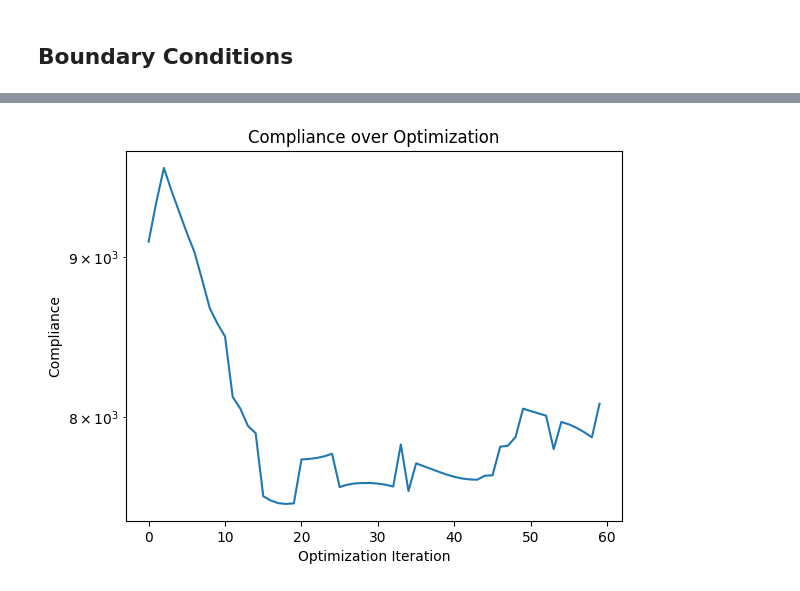
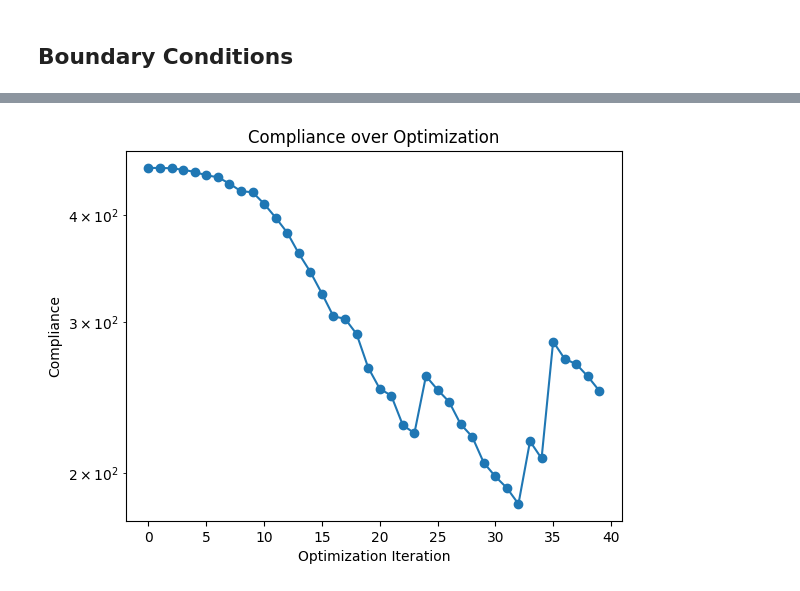
Before and after one commit to pasteurlabs/tesseract-jax, a Jupyter notebook: examples/ansys/optim_bars.ipynb, the cells around one changed output, grey strips where cells are left out. Cells and saved outputs as stored; diff of their text form; code cells hidden in the pictures.

```diff
--- a/examples/ansys/optim_bars.ipynb
+++ b/examples/ansys/optim_bars.ipynb
@@ -595,7 +583,8 @@ def loss(
     """Compute structural compliance for given bar parameters.
 
     Args:
-        params: Bar parameter array with shape (n_chains, n_nodes, 3).
+        cell_values: Material density values for each mesh cell.
+        mesh: Mesh dictionary.
 
     Returns:
         Structural compliance (scalar). Lower values indicate better performance.
@@ -654,19 +665,20 @@ plt.colorbar(sc, ax=ax, label="Gradient of Compliance w.r.t. rho")
 # %%
+max_points = 9000
+max_cells = 9000
+
+
 def loss(
     rho: jnp.ndarray,
 ) -> float:
     """Compute structural compliance for given bar parameters.
 
     Args:
-        params: Bar parameter array with shape (n_chains, n_nodes, 3).
+        rho: Bar parameter array with shape (n_chains, n_nodes, 3).
 
     Returns:
         Structural compliance (scalar). Lower values indicate better performance.
     """
-    max_points = 5000
-    max_cells = 5000
-
-    sizing = sizing_field(sdf, min_size=Lx / 60, max_size=Lx / 4, scale=2.0)
+    sizing = sizing_field(sdf, min_size=Lx / 60, max_size=Lx / 5, scale=2.0)
 
     sizing = jax.lax.stop_gradient(sizing)
 
@@ -676,7 +688,7 @@ def loss(
             "domain_size": [Lx, Ly, Lz],
             "sizing_field": sizing,  # jnp.ones_like(sdf) * (Lx / 10),
             "field_values": rho,
-            "max_subdivision_levels": 5,
+            "max_subdivision_levels": 4,
             "max_points": max_points,
             "max_cells": max_cells,
         },
@@ -689,7 +701,7 @@ def loss(
     van_neumann_mask = jax.lax.stop_gradient(van_neumann_mask)
     dirichlet_mask = jax.lax.stop_gradient(dirichlet_mask)
     dirichlet_values = jnp.array([0.0])
-    van_neumann_values = jnp.array([[0.0, 0.0, Lz]])
+    van_neumann_values = jnp.array([[0.0, 0.0, 10.0]])
 
     # Instead of passing all inputs and trying to stop_gradient on them,
     # we need to wrap the tesseract call to only allow gradients w.r.t. rho
@@ -736,4 +752,8 @@ plot_grid(grad, Lx, Ly, Lz, Nx, Ny, Nz)
 # %%
+max_points = 9000
+max_cells = 9000
+
+
 def loss(
     params: jnp.ndarray,
 ) -> float:
@@ -745,10 +765,6 @@ def loss(
     Returns:
         Structural compliance (scalar). Lower values indicate better performance.
     """
-    max_points = 5000
-    max_cells = 5000
-
-    # -- Tess 1 (design) --
     # Generate signed distance field from design parameters
     sdf = apply_tesseract(
         design_tess,
@@ -765,12 +781,10 @@ def loss(
         },
     )["sdf"]
 
-    # -- Local JAX code --
     # Convert SDF to material density distribution
     rho = sdf_to_rho(sdf, scale=2)
 
-    sizing = sizing_field(sdf, min_size=Lx / 60, max_size=Lx / 4, scale=2.0)
-
+    sizing = sizing_field(sdf, min_size=Lx / 60, max_size=Lx / 5, scale=2.0)
     sizing = jax.lax.stop_gradient(sizing)
 
     mesher_out = apply_tesseract(
@@ -779,7 +793,7 @@ def loss(
             "domain_size": [Lx, Ly, Lz],
             "sizing_field": sizing,  # jnp.ones_like(sdf) * (Lx / 10),
             "field_values": rho,
-            "max_subdivision_levels": 5,
+            "max_subdivision_levels": 4,
             "max_points": max_points,
             "max_cells": max_cells,
         },
@@ -812,7 +826,11 @@ def loss(
 # %%
 import optax
 
-optmizer = optax.adam(learning_rate=0.06)
+# strong learning rate decay
+schedule = optax.exponential_decay(
+    init_value=0.1, transition_steps=50, decay_rate=0.9, staircase=False
+)
+optmizer = optax.adam(learning_rate=schedule)
 opt_state = optmizer.init(initial_params)
 
 params = initial_params.copy()
@@ -821,7 +839,7 @@ params_hist = []
 
 grad_fn = jax.value_and_grad(loss)
 
-for i in range(60):
+for i in range(50):
     loss_value, grads = grad_fn(params)
 
     print(grads)
@@ -1057,11 +1075,11 @@ Iteration 6, Loss: 10262.61
 # %%
-plt.plot(loss_hist)
+plt.plot(loss_hist[:40], marker="o")
 plt.yscale("log")
 plt.xlabel("Optimization Iteration")
 plt.ylabel("Compliance")
 plt.title("Compliance over Optimization");
 # %% [output]
-[figure, old version]
+[figure, new version]
 # %%
 from matplotlib import animation
 
```
Also changed, not shown: parts of 15 cells of this notebook, 4 other files.
